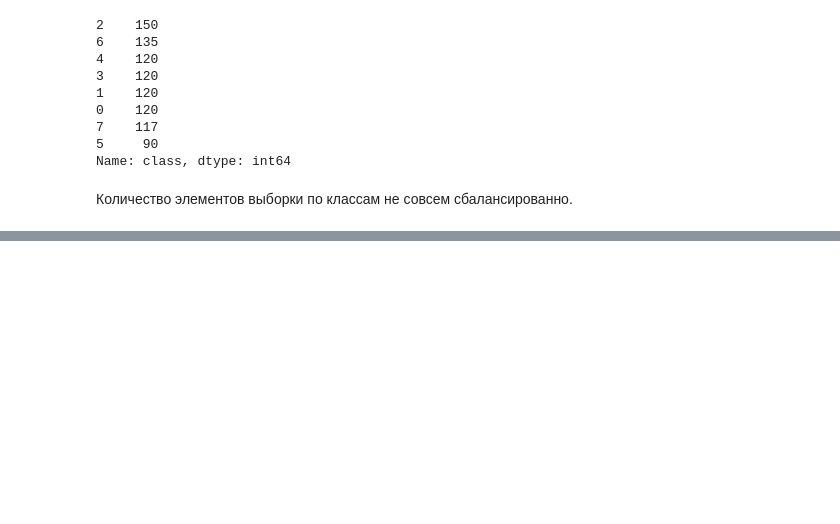
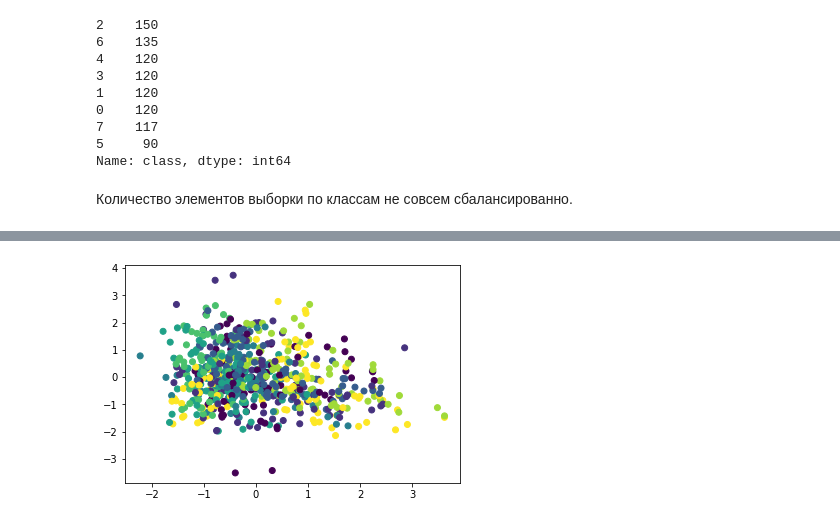
Before and after one commit to malynkovsky/ML_NN_course, a Jupyter notebook: Lab_1/Lab1_Malynkovsky.ipynb, the cells around one changed output, grey strips where cells are left out. Cells and saved outputs as stored; diff of their text form; code cells hidden in the pictures; blank space fills up the shorter version.

```diff
--- a/Lab_1/Lab1_Malynkovsky.ipynb
+++ b/Lab_1/Lab1_Malynkovsky.ipynb
@@ -259,0 +188,5 @@ _________________________________________________________________
+# %%
+plt.scatter(X_train_std[:,a], X_train_std[:,b], c=y_train,alpha = 1.0)
+plt.show()
+# %% [output]
+[figure, added]
```
Also changed, not shown: parts of 67 cells of this notebook.
